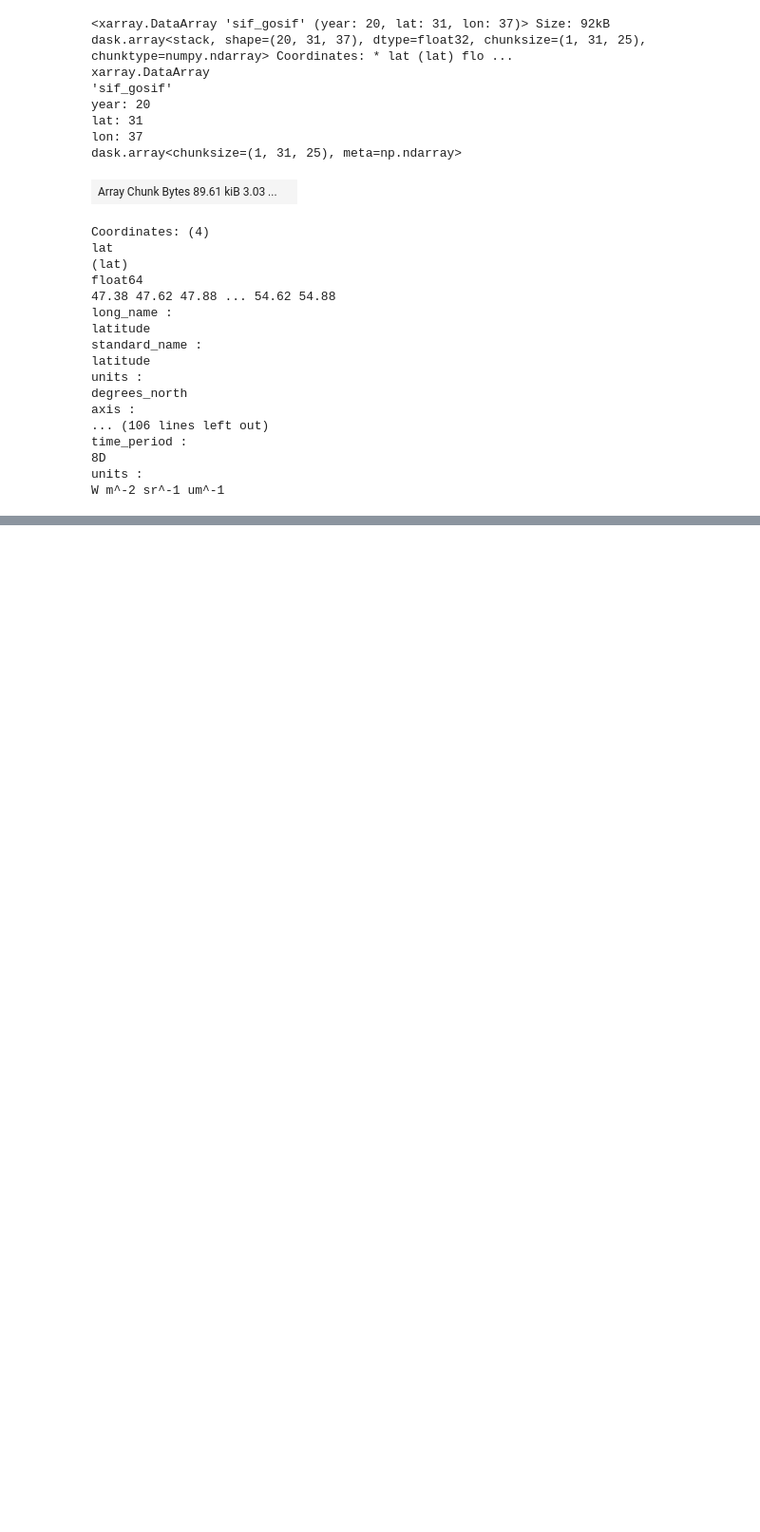
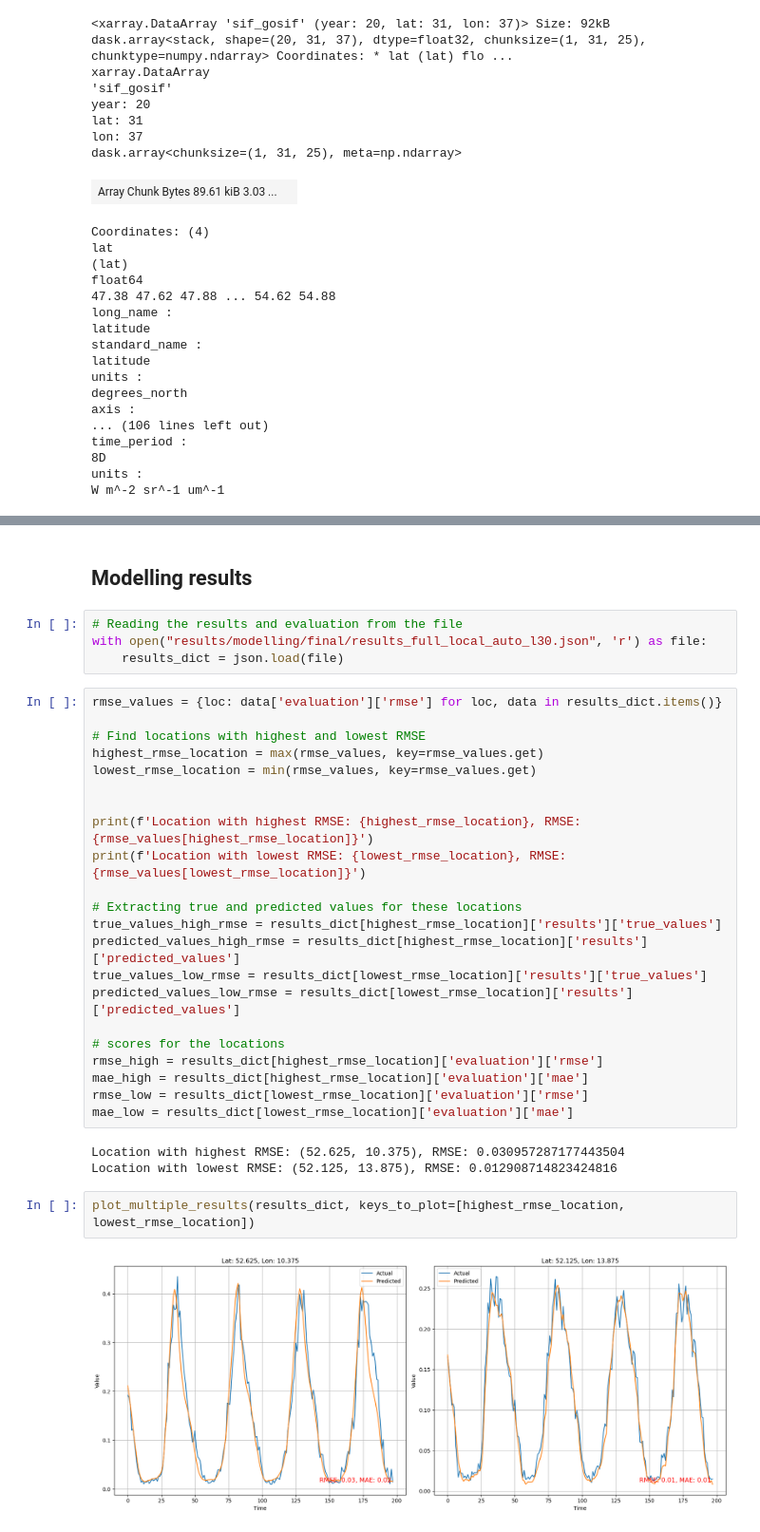
Before and after one commit to luismaecker/LSTM-SIF, a Jupyter notebook: main.ipynb, the cells around one changed output, grey strips where cells are left out. Shown at 95% size. Saved outputs shown, nothing was run; the diff lists cells and outputs as text; blank space fills up the shorter version.

```diff
--- a/main.ipynb
+++ b/main.ipynb
@@ -153,0 +352,35 @@ change_plot(ref_period = summer_mean_to_2017, data_2018 = summer_sif_mean_cube.s
+# %% [markdown]
+## Modelling results
+# %%
+# Reading the results and evaluation from the file
+with open("results/modelling/final/results_full_local_auto_l30.json", 'r') as file:
+    results_dict = json.load(file)
+# %%
+rmse_values = {loc: data['evaluation']['rmse'] for loc, data in results_dict.items()}
+
+# Find locations with highest and lowest RMSE
+highest_rmse_location = max(rmse_values, key=rmse_values.get)
+lowest_rmse_location = min(rmse_values, key=rmse_values.get)
+
+
+print(f'Location with highest RMSE: {highest_rmse_location}, RMSE: {rmse_values[highest_rmse_location]}')
+print(f'Location with lowest RMSE: {lowest_rmse_location}, RMSE: {rmse_values[lowest_rmse_location]}')
+
+# Extracting true and predicted values for these locations
+true_values_high_rmse = results_dict[highest_rmse_location]['results']['true_values']
+predicted_values_high_rmse = results_dict[highest_rmse_location]['results']['predicted_values']
+true_values_low_rmse = results_dict[lowest_rmse_location]['results']['true_values']
+predicted_values_low_rmse = results_dict[lowest_rmse_location]['results']['predicted_values']
+
+# scores for the locations
+rmse_high = results_dict[highest_rmse_location]['evaluation']['rmse']
+mae_high = results_dict[highest_rmse_location]['evaluation']['mae']
+rmse_low = results_dict[lowest_rmse_location]['evaluation']['rmse']
+mae_low = results_dict[lowest_rmse_location]['evaluation']['mae']
+# %% [output]
+Location with highest RMSE: (52.625, 10.375), RMSE: 0.030957287177443504
+Location with lowest RMSE: (52.125, 13.875), RMSE: 0.012908714823424816
+# %%
+plot_multiple_results(results_dict, keys_to_plot=[highest_rmse_location, lowest_rmse_location])
+# %% [output]
+[figure, added]
```
Also changed, not shown: parts of 17 cells of this notebook, 59 other files.
